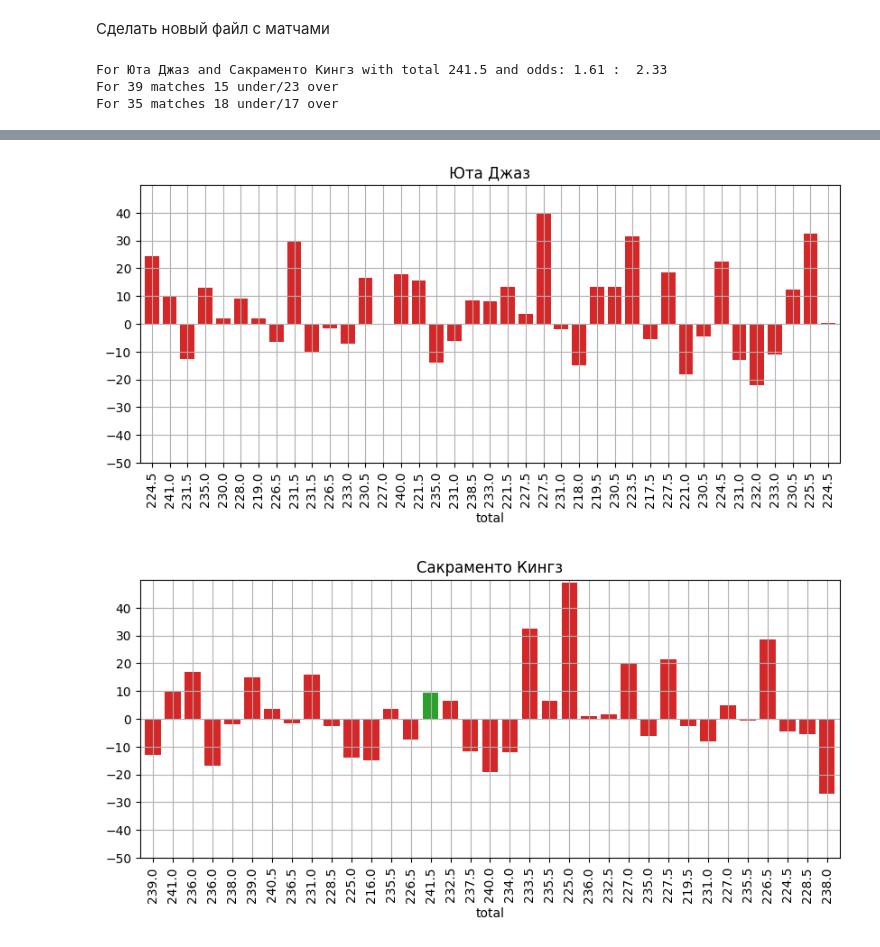
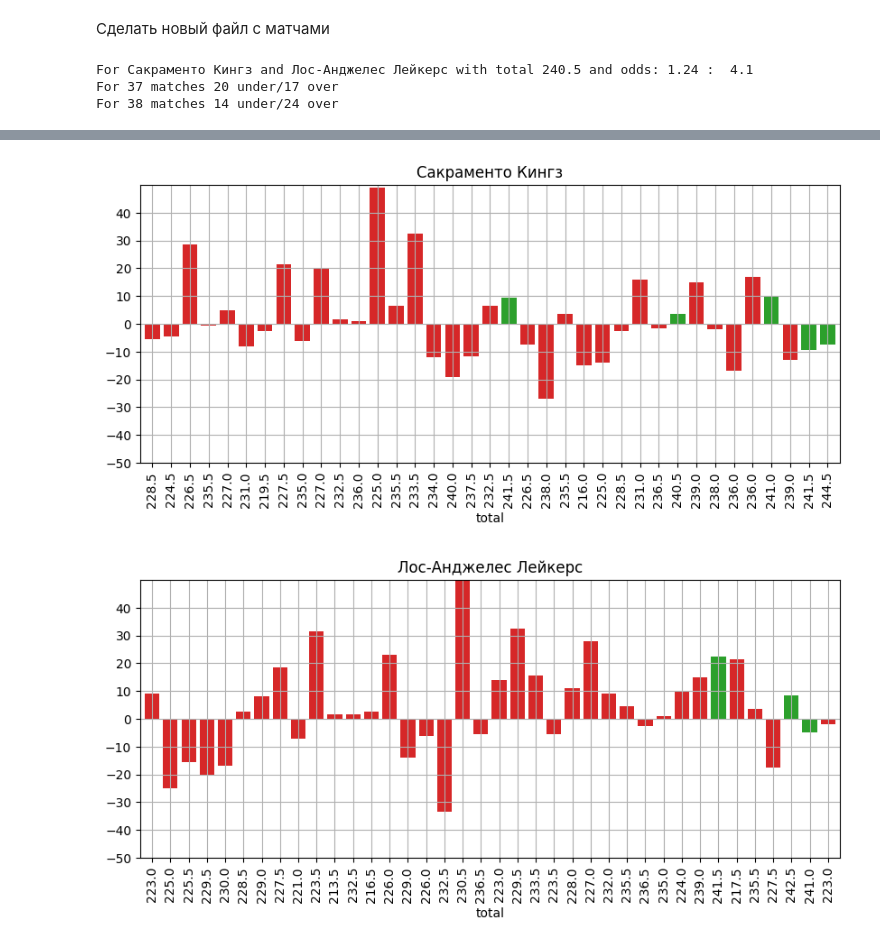
Before and after one commit to glahiator/basket_total, a Jupyter notebook: analyze.ipynb, the cells around one changed output, grey strips where cells are left out. Saved outputs shown, nothing was run; the diff lists cells and outputs as text; code cells hidden in the pictures.

```diff
--- a/analyze.ipynb
+++ b/analyze.ipynb
@@ -28,7 +28,7 @@ def get_team_chrono_delta(team_name, curr_total):
     team_stat = team_info[ (team_info['home'] == team_name) | (team_info['away'] == team_name )]
     team_stat['date'] = team_stat['date'].apply( lambda x: x.date() )
     # team_stat = team_stat.set_index('date')
-    team_stat.sort_values(by=['date'])
+    team_stat = team_stat.sort_values(by=['date'])
     # ax = team_stat.plot.bar( y='total', ylim= [200, 250])
     bar_colors = [ 'tab:red' if float(i) < curr_total else 'tab:green' for i in team_stat['total']]
     ax = team_stat.plot.bar( y='delta', ylim= [-50, 50], title=team_name, legend=False,
@@ -94,13 +94,13 @@ today = pd.read_json("storage/today.json" )
 del today["id"]
 del today["gandicap"]
 
-m = today.iloc[2]
+m = today.iloc[4]
 print( f"For {m['home']} and {m['away']} with total {m['total']} and odds: {m['odd_h']} :  {m['odd_a']}")
 complete_match( m['home'], m['away'], m['total'] )
 
 get_team_chrono_delta( m['home'], m['total'] )
 get_team_chrono_delta( m['away'], m['total'] )
 # %% [output]
-For Юта Джаз and Сакраменто Кингз with total 241.5 and odds: 1.61 :  2.33
-For 39 matches 15 under/23 over
-For 35 matches 18 under/17 over
+For Сакраменто Кингз and Лос-Анджелес Лейкерс with total 240.5 and odds: 1.24 :  4.1
+For 37 matches 20 under/17 over
+For 38 matches 14 under/24 over
@@ -109,4 +109,4 @@ For 35 matches 18 under/17 over
-[figure, old version]
+[figure, new version]
-[figure, old version]
+[figure, new version]
 # %%
 pd.options.mode.chained_assignment = None
```
Also changed, not shown: parts of 2 cells of this notebook, 4 other files.
